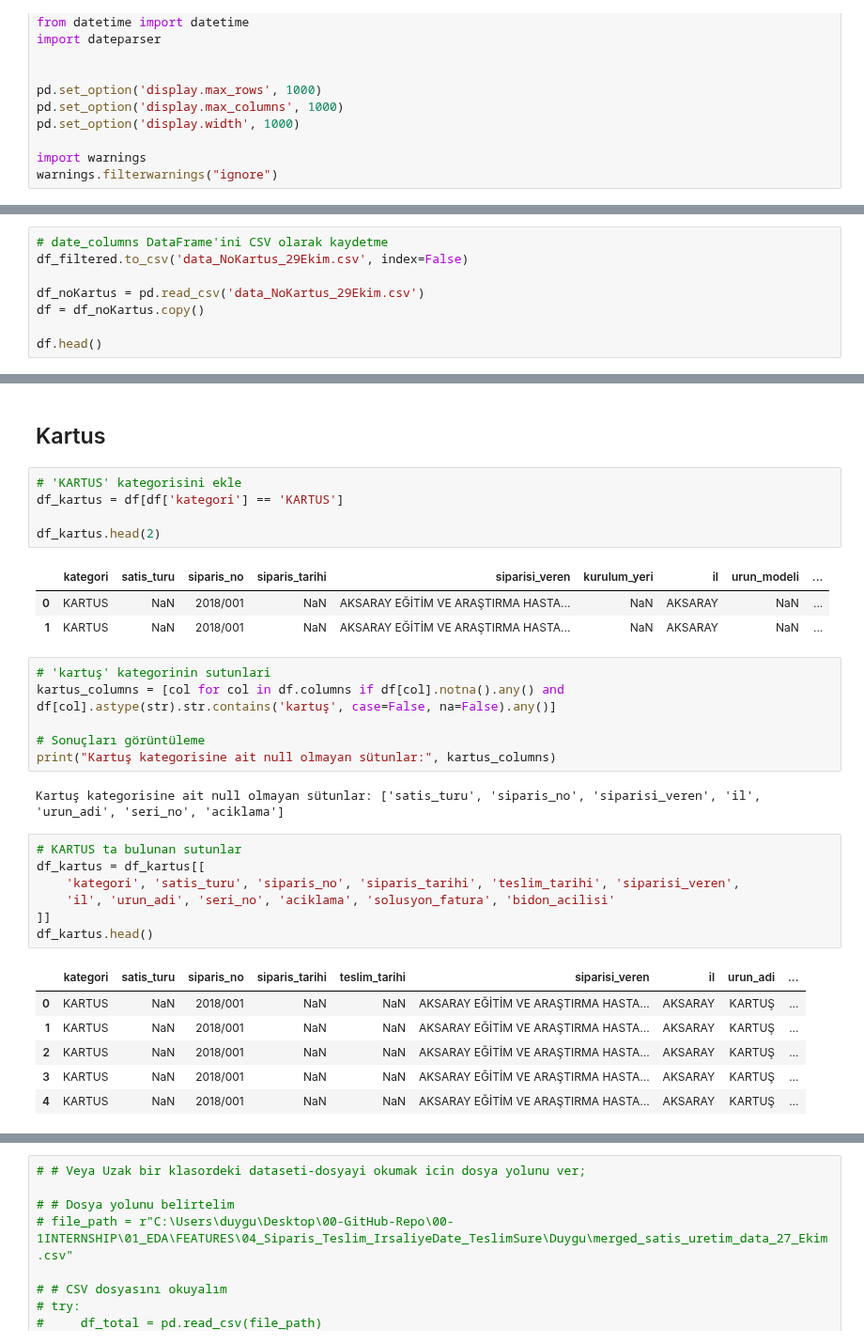
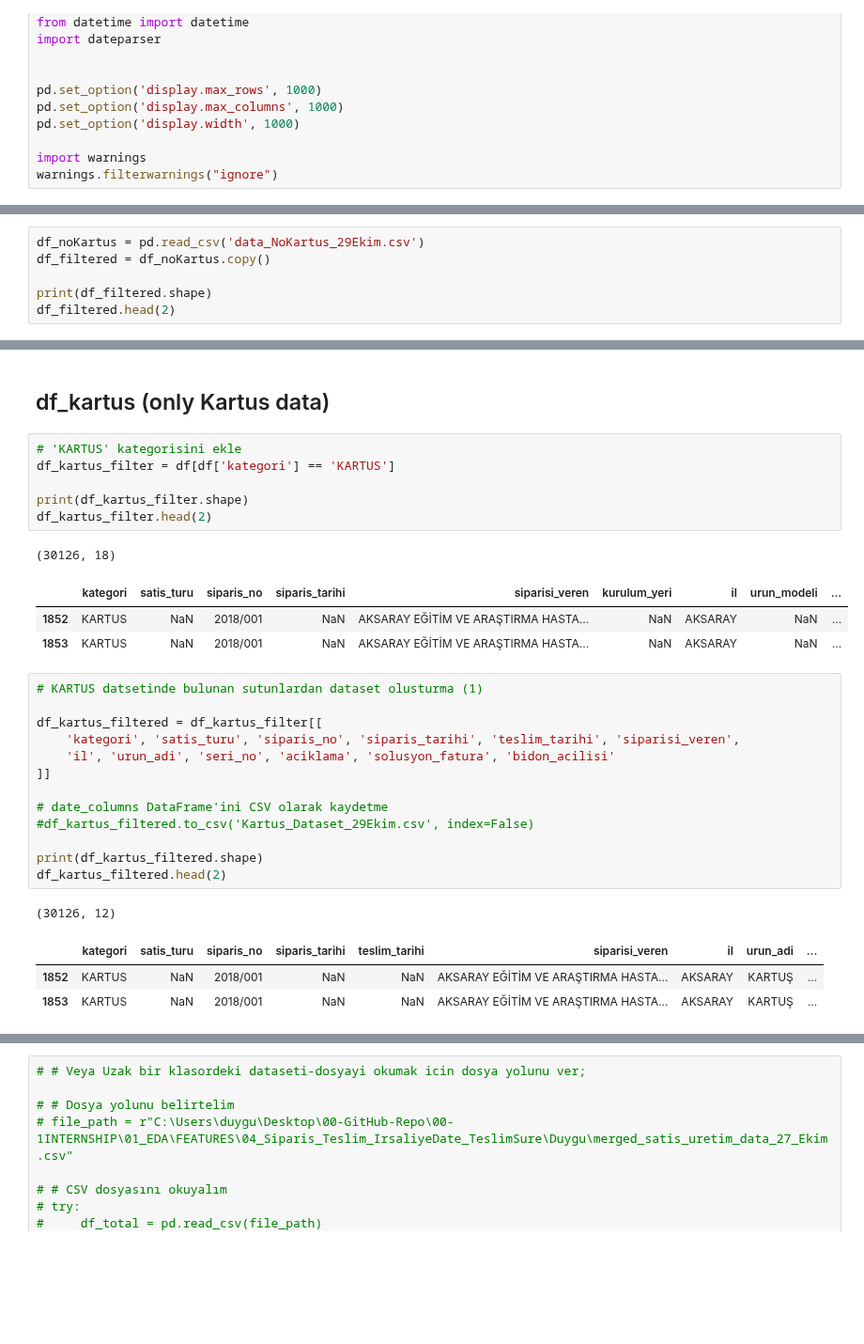
Before and after one commit to Duygu-Jones/LLM_Playground, a Jupyter notebook: 01_EDA/FEATURES/04_Siparis_Teslim_IrsaliyeDate_TeslimSure/Duygu/Duygu_EDA_NOTEBOOK.ipynb, the cells around one changed output, grey strips where cells are left out. Shown at 94% size. Saved outputs shown, nothing was run; the diff lists cells and outputs as text; blank space fills up the shorter version.

Commit message:
eda-devam-kartus dataset incelendi-dj

```diff
--- a/01_EDA/FEATURES/04_Siparis_Teslim_IrsaliyeDate_TeslimSure/Duygu/Duygu_EDA_NOTEBOOK.ipynb
+++ b/01_EDA/FEATURES/04_Siparis_Teslim_IrsaliyeDate_TeslimSure/Duygu/Duygu_EDA_NOTEBOOK.ipynb
@@ -112,9 +122,7 @@ df_filtered = df[df['kategori'] != 'KARTUS'].drop(columns=['solusyon_fatura', 'b
 # %%
-# date_columns DataFrame'ini CSV olarak kaydetme
-df_filtered.to_csv('data_NoKartus_29Ekim.csv', index=False)
+df_noKartus = pd.read_csv('data_NoKartus_29Ekim.csv')
+df_filtered = df_noKartus.copy()
 
-df_noKartus = pd.read_csv('data_NoKartus_29Ekim.csv')
-df = df_noKartus.copy()
-
-df.head()
+print(df_filtered.shape)
+df_filtered.head(2)
 # %% [output]
@@ -127,33 +133,31 @@ df.head()
 # %% [markdown]
-## Kartus
+## df_kartus (only Kartus data)
 # %%
 # 'KARTUS' kategorisini ekle
-df_kartus = df[df['kategori'] == 'KARTUS']
+df_kartus_filter = df[df['kategori'] == 'KARTUS']
 
-df_kartus.head(2)
+print(df_kartus_filter.shape)
+df_kartus_filter.head(2)
 # %% [output]
+(30126, 18)
 |  | kategori | satis_turu | siparis_no | siparis_tarihi | siparisi_veren | kurulum_yeri | il | urun_modeli | ... |
-| 0 | KARTUS | NaN | 2018/001 | NaN | AKSARAY EĞİTİM VE ARAŞTIRMA HASTA... | NaN | AKSARAY | NaN | ... |
-| 1 | KARTUS | NaN | 2018/001 | NaN | AKSARAY EĞİTİM VE ARAŞTIRMA HASTA... | NaN | AKSARAY | NaN | ... |
+| 1852 | KARTUS | NaN | 2018/001 | NaN | AKSARAY EĞİTİM VE ARAŞTIRMA HASTA... | NaN | AKSARAY | NaN | ... |
+| 1853 | KARTUS | NaN | 2018/001 | NaN | AKSARAY EĞİTİM VE ARAŞTIRMA HASTA... | NaN | AKSARAY | NaN | ... |
-# %%
-# 'kartuş' kategorinin sutunlari
-kartus_columns = [col for col in df.columns if df[col].notna().any() and df[col].astype(str).str.contains('kartuş', case=False, na=False).any()]
-
-# Sonuçları görüntüleme
-print("Kartuş kategorisine ait null olmayan sütunlar:", kartus_columns)
-# %% [output]
-Kartuş kategorisine ait null olmayan sütunlar: ['satis_turu', 'siparis_no', 'siparisi_veren', 'il', 'urun_adi', 'seri_no', 'aciklama']
 # %%
-# KARTUS ta bulunan sutunlar
-df_kartus = df_kartus[[
+# KARTUS datsetinde bulunan sutunlardan dataset olusturma (1)
+
+df_kartus_filtered = df_kartus_filter[[
     'kategori', 'satis_turu', 'siparis_no', 'siparis_tarihi', 'teslim_tarihi', 'siparisi_veren',
     'il', 'urun_adi', 'seri_no', 'aciklama', 'solusyon_fatura', 'bidon_acilisi'
 ]]
-df_kartus.head()
+
+# date_columns DataFrame'ini CSV olarak kaydetme
+#df_kartus_filtered.to_csv('Kartus_Dataset_29Ekim.csv', index=False)
+
+print(df_kartus_filtered.shape)
+df_kartus_filtered.head(2)
 # %% [output]
+(30126, 12)
 |  | kategori | satis_turu | siparis_no | siparis_tarihi | teslim_tarihi | siparisi_veren | il | urun_adi | ... |
-| 0 | KARTUS | NaN | 2018/001 | NaN | NaN | AKSARAY EĞİTİM VE ARAŞTIRMA HASTA... | AKSARAY | KARTUŞ | ... |
-| 1 | KARTUS | NaN | 2018/001 | NaN | NaN | AKSARAY EĞİTİM VE ARAŞTIRMA HASTA... | AKSARAY | KARTUŞ | ... |
-| 2 | KARTUS | NaN | 2018/001 | NaN | NaN | AKSARAY EĞİTİM VE ARAŞTIRMA HASTA... | AKSARAY | KARTUŞ | ... |
-| 3 | KARTUS | NaN | 2018/001 | NaN | NaN | AKSARAY EĞİTİM VE ARAŞTIRMA HASTA... | AKSARAY | KARTUŞ | ... |
-| 4 | KARTUS | NaN | 2018/001 | NaN | NaN | AKSARAY EĞİTİM VE ARAŞTIRMA HASTA... | AKSARAY | KARTUŞ | ... |
+| 1852 | KARTUS | NaN | 2018/001 | NaN | NaN | AKSARAY EĞİTİM VE ARAŞTIRMA HASTA... | AKSARAY | KARTUŞ | ... |
+| 1853 | KARTUS | NaN | 2018/001 | NaN | NaN | AKSARAY EĞİTİM VE ARAŞTIRMA HASTA... | AKSARAY | KARTUŞ | ... |
```
Also changed, not shown: parts of 14 cells of this notebook, 1 other file.
